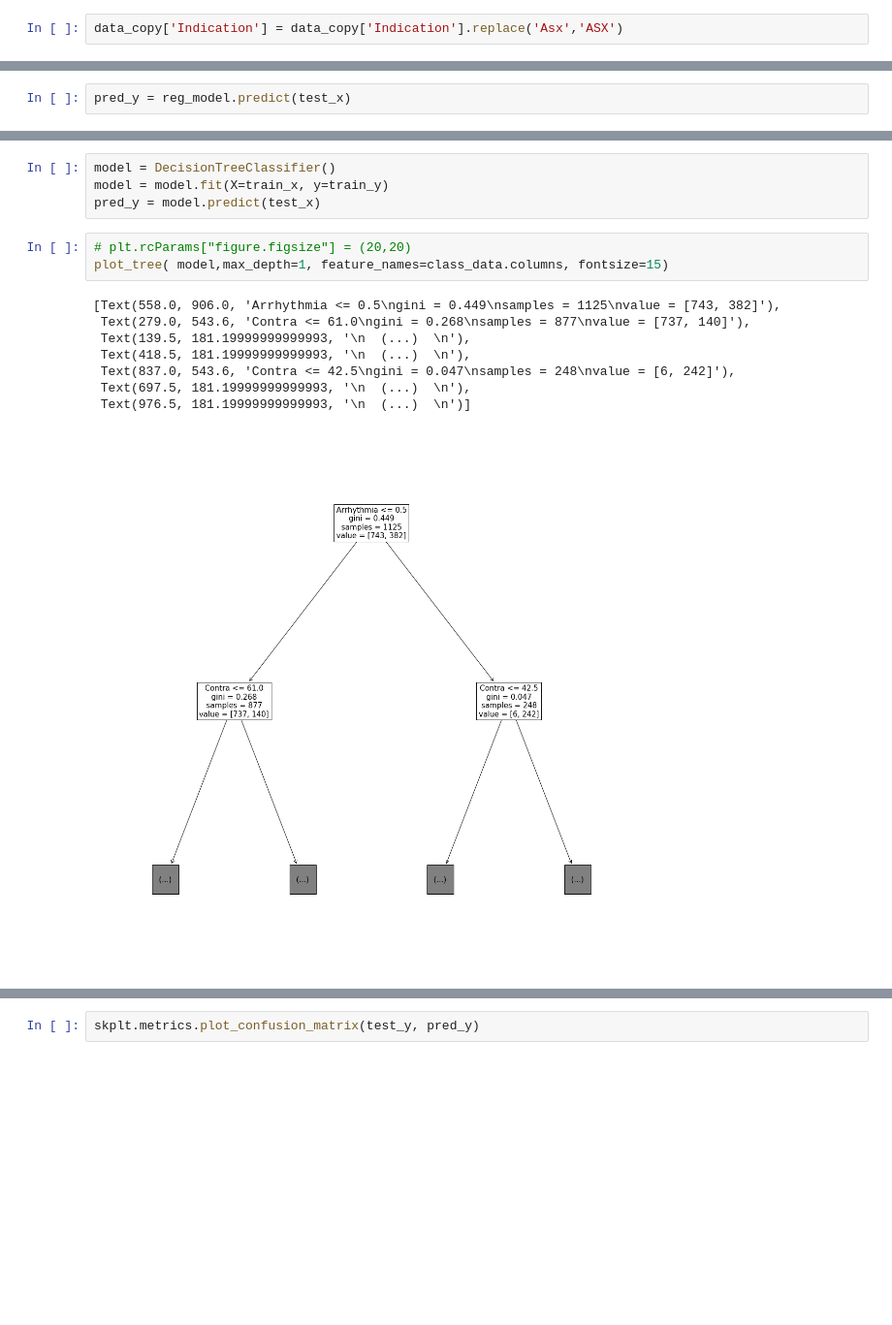
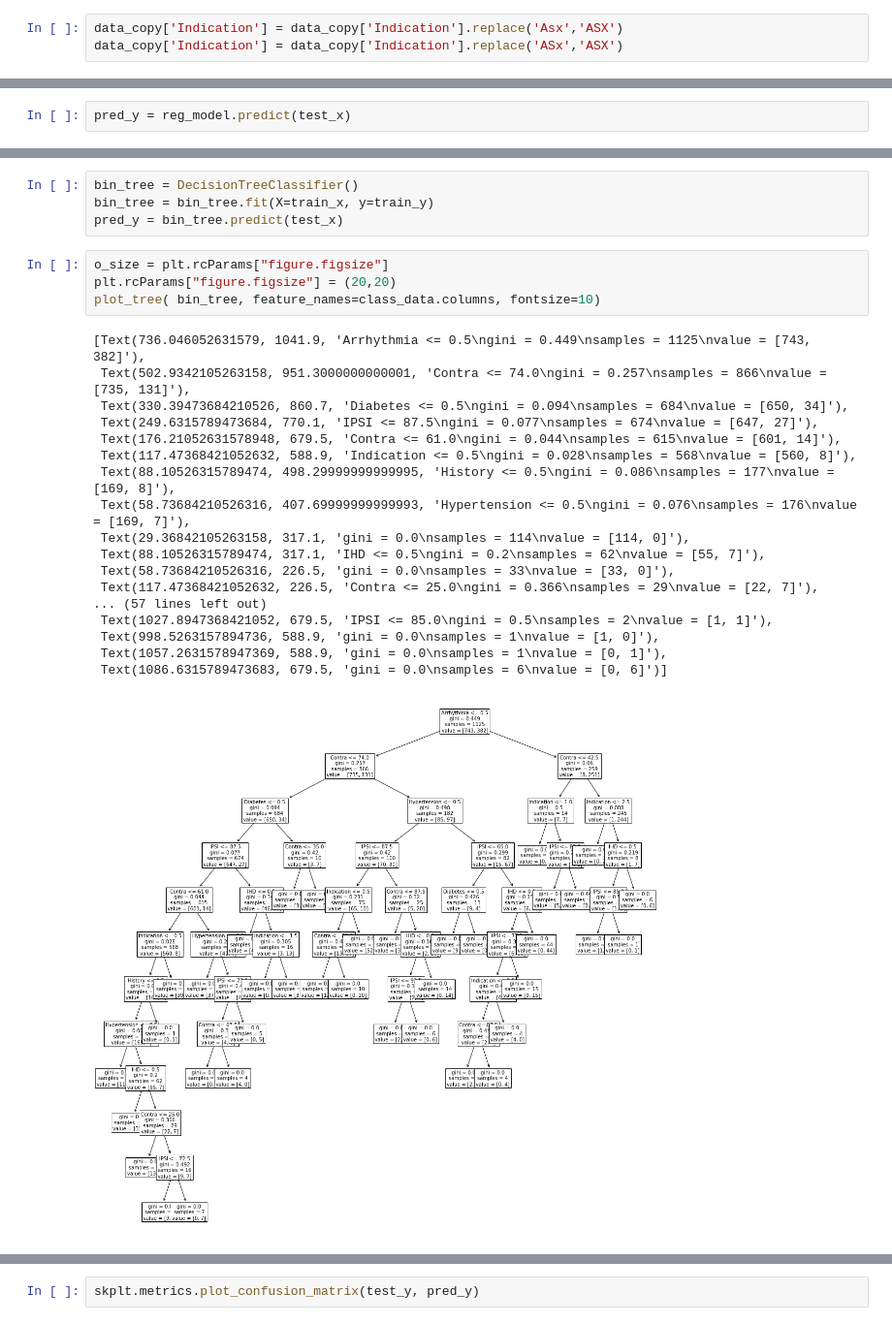
Before and after one commit to AntonyLeons/Data-Mining-ACW, a Jupyter notebook: Legacy_Data.ipynb, the cells around one changed output, grey strips where cells are left out. Shown at 97% size. Saved outputs shown, nothing was run; the diff lists cells and outputs as text; blank space fills up the shorter version.

```diff
--- a/Legacy_Data.ipynb
+++ b/Legacy_Data.ipynb
@@ -153,6 +154,7 @@ data_copy['Indication'].unique()  # Data Decription says only 4 possible values
 array(['A-F', 'TIA', 'CVA', 'ASx', 'Asx', nan], dtype=object)
 # %%
 data_copy['Indication'] = data_copy['Indication'].replace('Asx','ASX')
+data_copy['Indication'] = data_copy['Indication'].replace('ASx','ASX')
 # %%
 data_copy['Indication'].unique()
 # %% [output]
@@ -437,17 +412,28 @@ skplt.metrics.plot_confusion_matrix(test_y, pred_y,normalize=True)
 # %%
-model = DecisionTreeClassifier()
-model = model.fit(X=train_x, y=train_y)
-pred_y = model.predict(test_x)
+bin_tree = DecisionTreeClassifier()
+bin_tree = bin_tree.fit(X=train_x, y=train_y)
+pred_y = bin_tree.predict(test_x)
 # %%
-# plt.rcParams["figure.figsize"] = (20,20)
-plot_tree( model,max_depth=1, feature_names=class_data.columns, fontsize=15)
+o_size = plt.rcParams["figure.figsize"]
+plt.rcParams["figure.figsize"] = (20,20)
+plot_tree( bin_tree, feature_names=class_data.columns, fontsize=10)
 # %% [output]
-[Text(558.0, 906.0, 'Arrhythmia <= 0.5\ngini = 0.449\nsamples = 1125\nvalue = [743, 382]'),
- Text(279.0, 543.6, 'Contra <= 61.0\ngini = 0.268\nsamples = 877\nvalue = [737, 140]'),
- Text(139.5, 181.19999999999993, '\n  (...)  \n'),
- Text(418.5, 181.19999999999993, '\n  (...)  \n'),
- Text(837.0, 543.6, 'Contra <= 42.5\ngini = 0.047\nsamples = 248\nvalue = [6, 242]'),
- Text(697.5, 181.19999999999993, '\n  (...)  \n'),
- Text(976.5, 181.19999999999993, '\n  (...)  \n')]
+[Text(736.046052631579, 1041.9, 'Arrhythmia <= 0.5\ngini = 0.449\nsamples = 1125\nvalue = [743, 382]'),
+ Text(502.9342105263158, 951.3000000000001, 'Contra <= 74.0\ngini = 0.257\nsamples = 866\nvalue = [735, 131]'),
+ Text(330.39473684210526, 860.7, 'Diabetes <= 0.5\ngini = 0.094\nsamples = 684\nvalue = [650, 34]'),
+ Text(249.6315789473684, 770.1, 'IPSI <= 87.5\ngini = 0.077\nsamples = 674\nvalue = [647, 27]'),
+ Text(176.21052631578948, 679.5, 'Contra <= 61.0\ngini = 0.044\nsamples = 615\nvalue = [601, 14]'),
+ Text(117.47368421052632, 588.9, 'Indication <= 0.5\ngini = 0.028\nsamples = 568\nvalue = [560, 8]'),
+ Text(88.10526315789474, 498.29999999999995, 'History <= 0.5\ngini = 0.086\nsamples = 177\nvalue = [169, 8]'),
+ Text(58.73684210526316, 407.69999999999993, 'Hypertension <= 0.5\ngini = 0.076\nsamples = 176\nvalue = [169, 7]'),
+ Text(29.36842105263158, 317.1, 'gini = 0.0\nsamples = 114\nvalue = [114, 0]'),
+ Text(88.10526315789474, 317.1, 'IHD <= 0.5\ngini = 0.2\nsamples = 62\nvalue = [55, 7]'),
+ Text(58.73684210526316, 226.5, 'gini = 0.0\nsamples = 33\nvalue = [33, 0]'),
+ Text(117.47368421052632, 226.5, 'Contra <= 25.0\ngini = 0.366\nsamples = 29\nvalue = [22, 7]'),
+... (57 lines left out)
+ Text(1027.8947368421052, 679.5, 'IPSI <= 85.0\ngini = 0.5\nsamples = 2\nvalue = [1, 1]'),
+ Text(998.5263157894736, 588.9, 'gini = 0.0\nsamples = 1\nvalue = [1, 0]'),
+ Text(1057.2631578947369, 588.9, 'gini = 0.0\nsamples = 1\nvalue = [0, 1]'),
+ Text(1086.6315789473683, 679.5, 'gini = 0.0\nsamples = 6\nvalue = [0, 6]')]
-[figure, old version]
+[figure, new version]
 # %%
```
Also changed, not shown: parts of 58 cells of this notebook.
